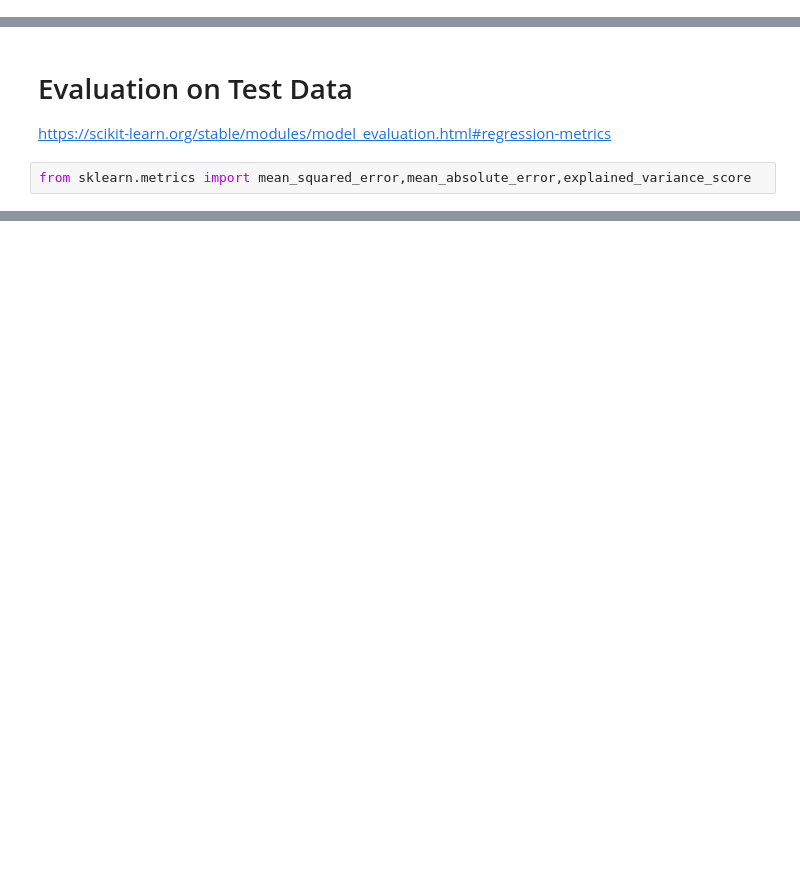
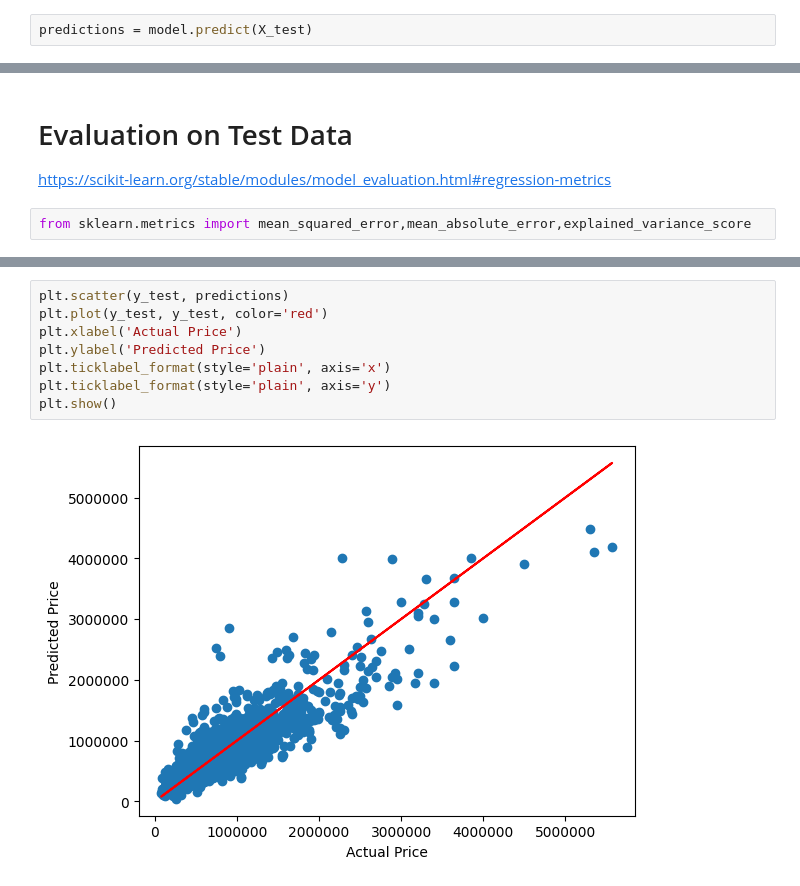
Before and after one commit to AI-jan-apr/keras-regression-task-fawziah-99, a Jupyter notebook: 01-Keras-Regression-task.ipynb, the cells around one changed output, grey strips where cells are left out. Cells and saved outputs as stored; diff of their text form; blank space fills up the shorter version.

```diff
--- a/01-Keras-Regression-task.ipynb
+++ b/01-Keras-Regression-task.ipynb
@@ -222,0 +267,2 @@ Epoch 400/400
+# %%
+predictions = model.predict(X_test)
@@ -239,0 +294,10 @@ from sklearn.metrics import mean_squared_error,mean_absolute_error,explained_var
+# %%
+plt.scatter(y_test, predictions)
+plt.plot(y_test, y_test, color='red')
+plt.xlabel('Actual Price')
+plt.ylabel('Predicted Price')
+plt.ticklabel_format(style='plain', axis='x')
+plt.ticklabel_format(style='plain', axis='y')
+plt.show()
+# %% [output]
+[figure, added]
```
Also changed, not shown: parts of 23 cells of this notebook.
